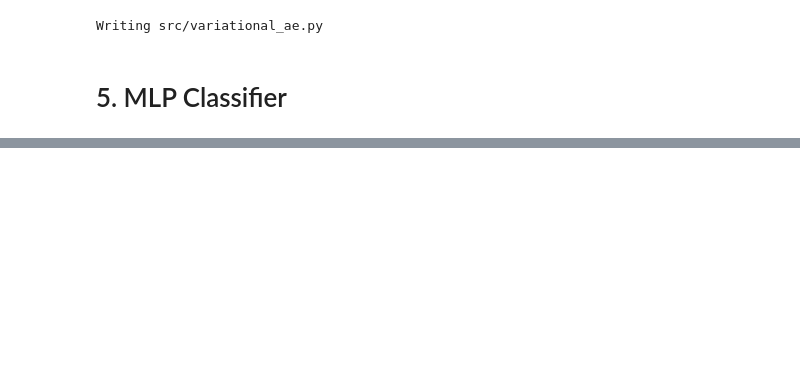
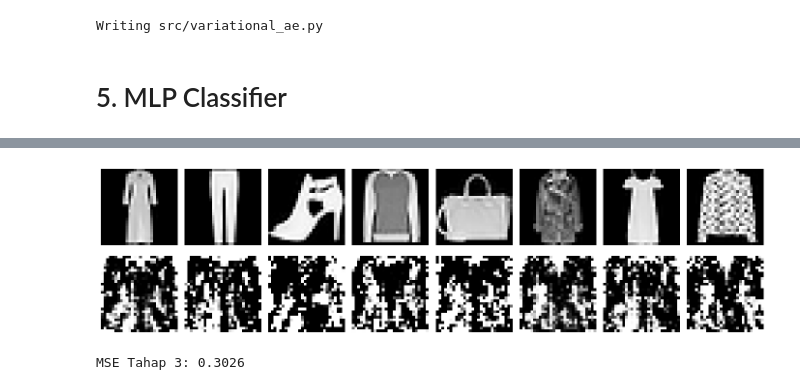
Before and after one commit to KenNicholas/komparatif-genai, a Jupyter notebook: komparatif_genai.ipynb, the cells around one changed output, grey strips where cells are left out. Saved outputs shown, nothing was run; the diff lists cells and outputs as text; code cells hidden in the pictures; blank space fills up the shorter version.

```diff
--- a/komparatif_genai.ipynb
+++ b/komparatif_genai.ipynb
@@ -1039,0 +1226,25 @@ Writing src/variational_ae.py
+# %%
+# Tahap 3: proyeksi balik dari z_MLP citra uji
+# x_hat = Sigmoid(w1^T ReLu(w2^T z_mlp))
+import matplotlib.pyplot as plt
+
+idx_contoh = torch.arange(8)
+z_contoh = z_MLP[idx_contoh].to(device)
+x_asli = x_MLP[idx_contoh]
+
+h_hat = F.relu(z_contoh @ W2)
+x_hat = torch.sigmoid(h_hat @ W1)
+x_hat = x_hat.cpu()
+
+fig, ax = plt.subplots(2, 8, figsize=(14, 4))
+for i in range(8):
+    ax[0, i].imshow(x_asli[i, 0].cpu(), cmap='gray'); ax[0, i].axis('off')
+    ax[1, i].imshow(x_hat[i].reshape(28, 28).cpu(), cmap='gray'); ax[1, i].axis('off')
+plt.tight_layout()
+plt.show()
+
+mse_tahap3 = float(((x_hat - x_asli.flatten(1))**2).mean())
+print(f'MSE Tahap 3: {mse_tahap3:.4f}')
+# %% [output]
+[figure, added]
+MSE Tahap 3: 0.3026
```
Also changed, not shown: parts of 23 cells of this notebook.
